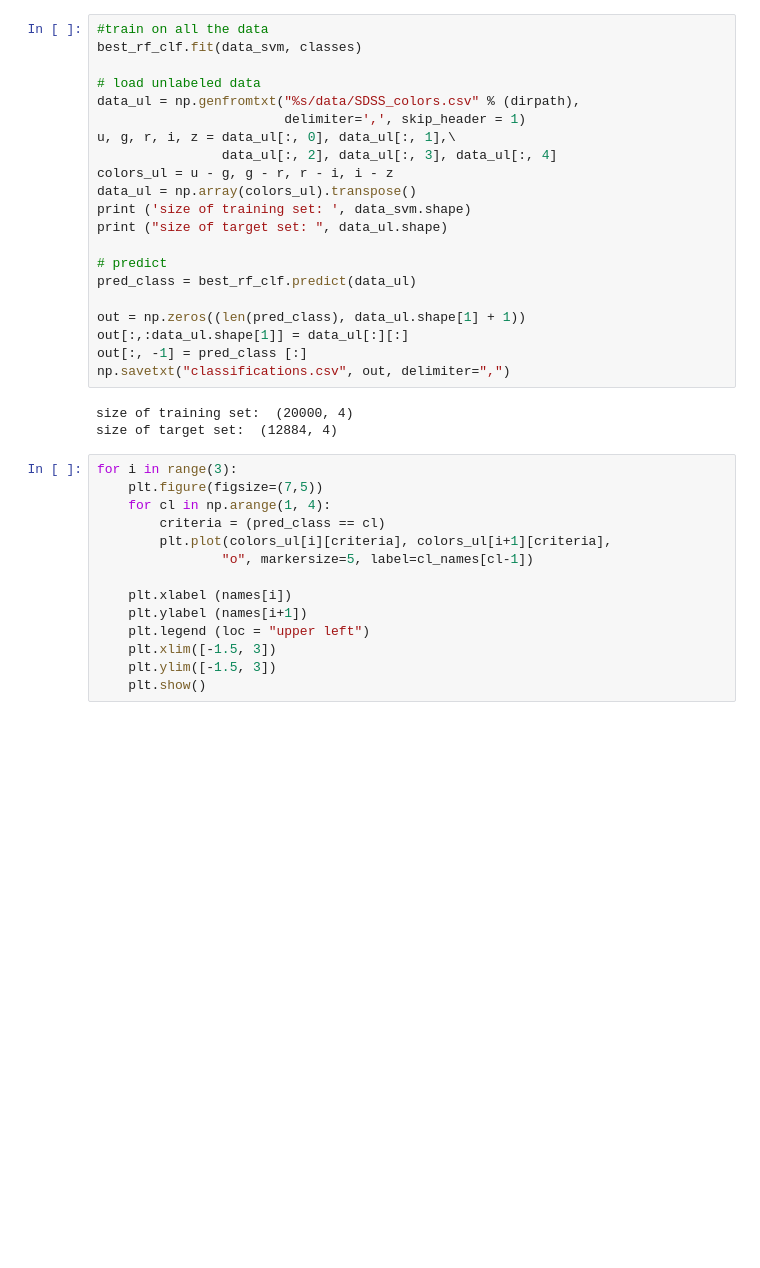
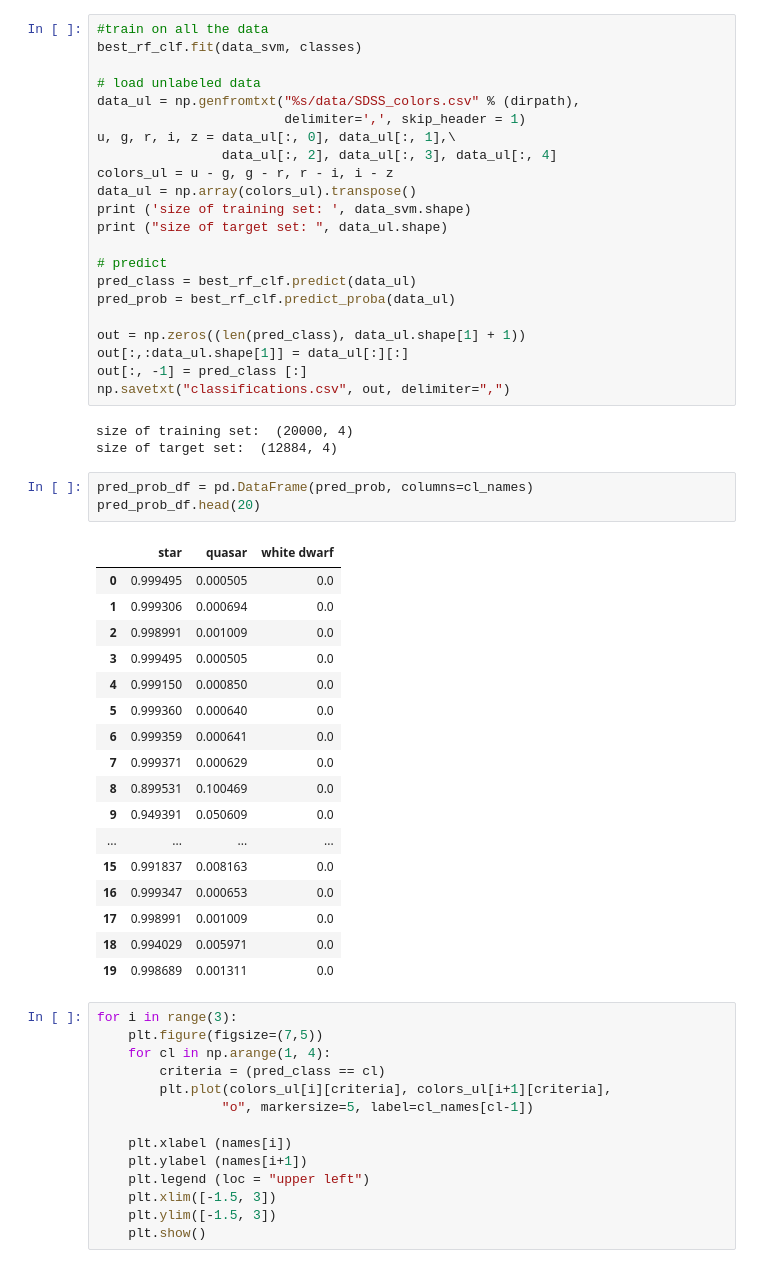
Before and after one commit to jorgemarpa/sklearn_tutorials, a Jupyter notebook: supervised.ipynb, the cells around one changed output. Cells and saved outputs as stored; diff of their text form; blank space fills up the shorter version.

```diff
--- a/supervised.ipynb
+++ b/supervised.ipynb
@@ -584,6 +616,7 @@ print ("size of target set: ", data_ul.shape)
 
 # predict
 pred_class = best_rf_clf.predict(data_ul)
+pred_prob = best_rf_clf.predict_proba(data_ul)
 
 out = np.zeros((len(pred_class), data_ul.shape[1] + 1))
 out[:,:data_ul.shape[1]] = data_ul[:][:]
@@ -592,6 +625,27 @@ np.savetxt("classifications.csv", out, delimiter=",")
 # %% [output]
 size of training set:  (20000, 4)
 size of target set:  (12884, 4)
+# %%
+pred_prob_df = pd.DataFrame(pred_prob, columns=cl_names)
+pred_prob_df.head(20)
+# %% [output]
+|  | star | quasar | white dwarf |
+| 0 | 0.999495 | 0.000505 | 0.0 |
+| 1 | 0.999306 | 0.000694 | 0.0 |
+| 2 | 0.998991 | 0.001009 | 0.0 |
+| 3 | 0.999495 | 0.000505 | 0.0 |
+| 4 | 0.999150 | 0.000850 | 0.0 |
+| 5 | 0.999360 | 0.000640 | 0.0 |
+| 6 | 0.999359 | 0.000641 | 0.0 |
+| 7 | 0.999371 | 0.000629 | 0.0 |
+| 8 | 0.899531 | 0.100469 | 0.0 |
+| 9 | 0.949391 | 0.050609 | 0.0 |
+| ... | ... | ... | ... |
+| 15 | 0.991837 | 0.008163 | 0.0 |
+| 16 | 0.999347 | 0.000653 | 0.0 |
+| 17 | 0.998991 | 0.001009 | 0.0 |
+| 18 | 0.994029 | 0.005971 | 0.0 |
+| 19 | 0.998689 | 0.001311 | 0.0 |
 # %%
 for i in range(3):
     plt.figure(figsize=(7,5))
```
Also changed, not shown: parts of 4 cells of this notebook, 1 other file.
